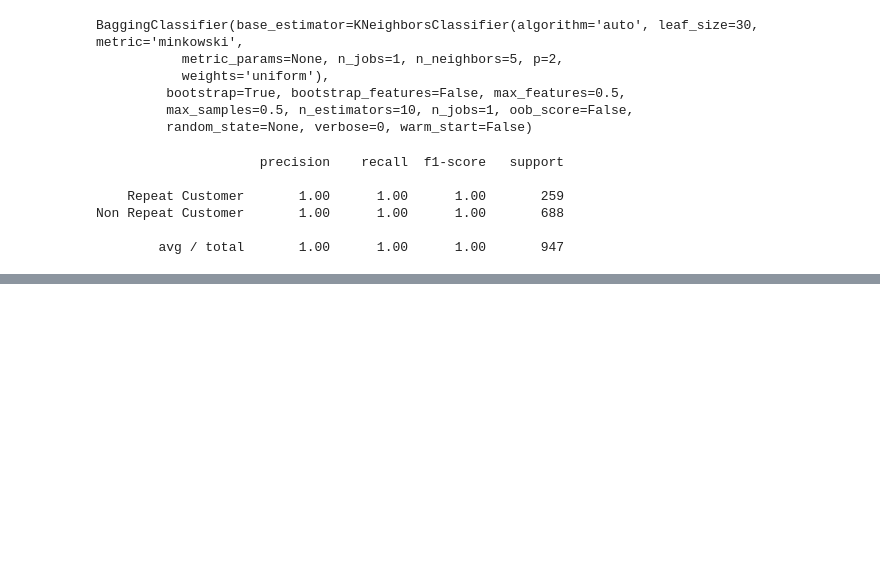
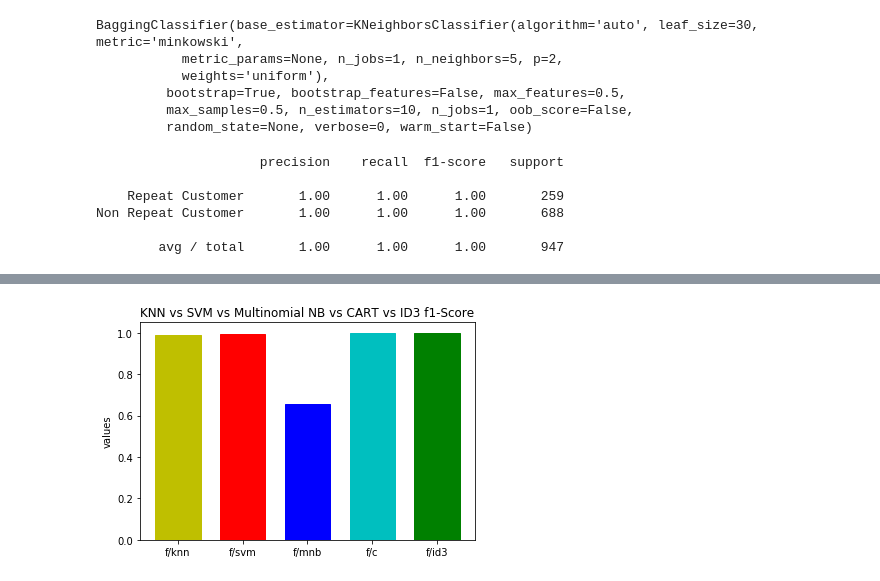
Before and after one commit to sylvester-francis/machine-learning-J-component, a Jupyter notebook: ML-J Component.ipynb, the cells around one changed output, grey strips where cells are left out. Saved outputs shown, nothing was run; the diff lists cells and outputs as text; code cells hidden in the pictures; blank space fills up the shorter version.

```diff
--- a/ML-J Component.ipynb
+++ b/ML-J Component.ipynb
@@ -625,0 +730,12 @@ Accuracy of Bagging KNN Classifier: 99.89
+# %%
+barlist=plt.bar(['f/knn','f/svm','f/mnb','f/c','f/id3'],[pf1,pf2,pf3,pf4,pf5],align='center', alpha=1.0,width=0.7)
+barlist[0].set_color('y')
+barlist[2].set_color('b')
+barlist[4].set_color('g')
+barlist[1].set_color('r')
+barlist[3].set_color('c')
+plt.ylabel('values')
+plt.title('KNN vs SVM vs Multinomial NB vs CART vs ID3 f1-Score')
+plt.show()
+# %% [output]
+[figure, added]
```
Also changed, not shown: parts of 36 cells of this notebook, 1 other file.
